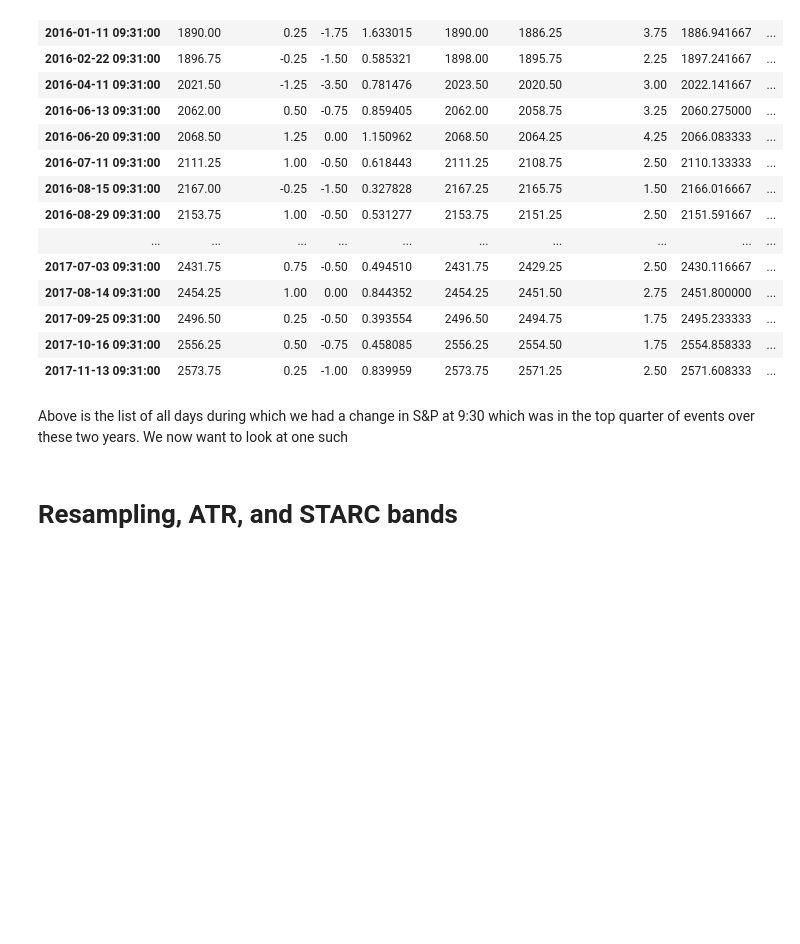
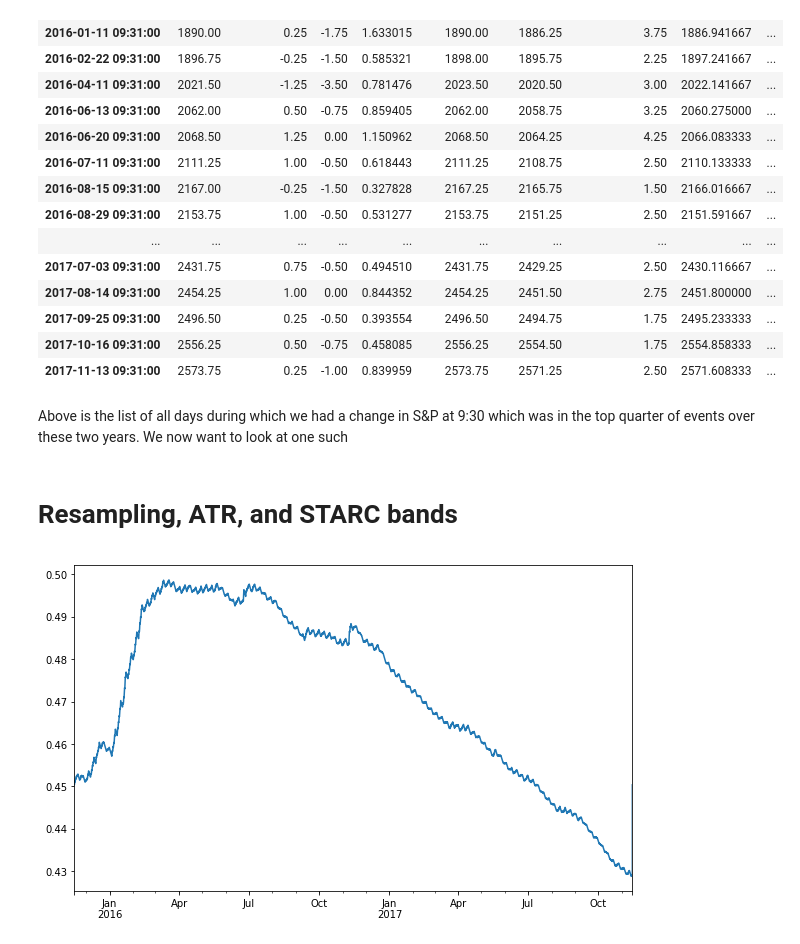
Before and after one commit to kevinfcleary/Brendan_Stuff, a Jupyter notebook: Brendan_Stuff/Analytics Suite v0.1.ipynb, the cells around one changed output. Cells and saved outputs as stored; diff of their text form; code cells hidden in the pictures; blank space fills up the shorter version.

```diff
--- a/Brendan_Stuff/Analytics Suite v0.1.ipynb
+++ b/Brendan_Stuff/Analytics Suite v0.1.ipynb
@@ -237,3 +286,7 @@ ES_ohlc['ATR'] = ES_ohlc['TR'].mean()
 # %%
 for i in range(1,len(ES_ohlc['ATR'])-1):
     ES_ohlc['ATR'][i] = (ES_ohlc['ATR'][i-1]*(len(ES_ohlc['ATR'])-1) + ES_ohlc['TR'][i])/len(ES_ohlc['ATR'])
+# %%
+ES_ohlc['ATR'].plot( figsize=(10, 6));
+# %% [output]
+[figure, added]
```
Also changed, not shown: parts of 37 cells of this notebook.
